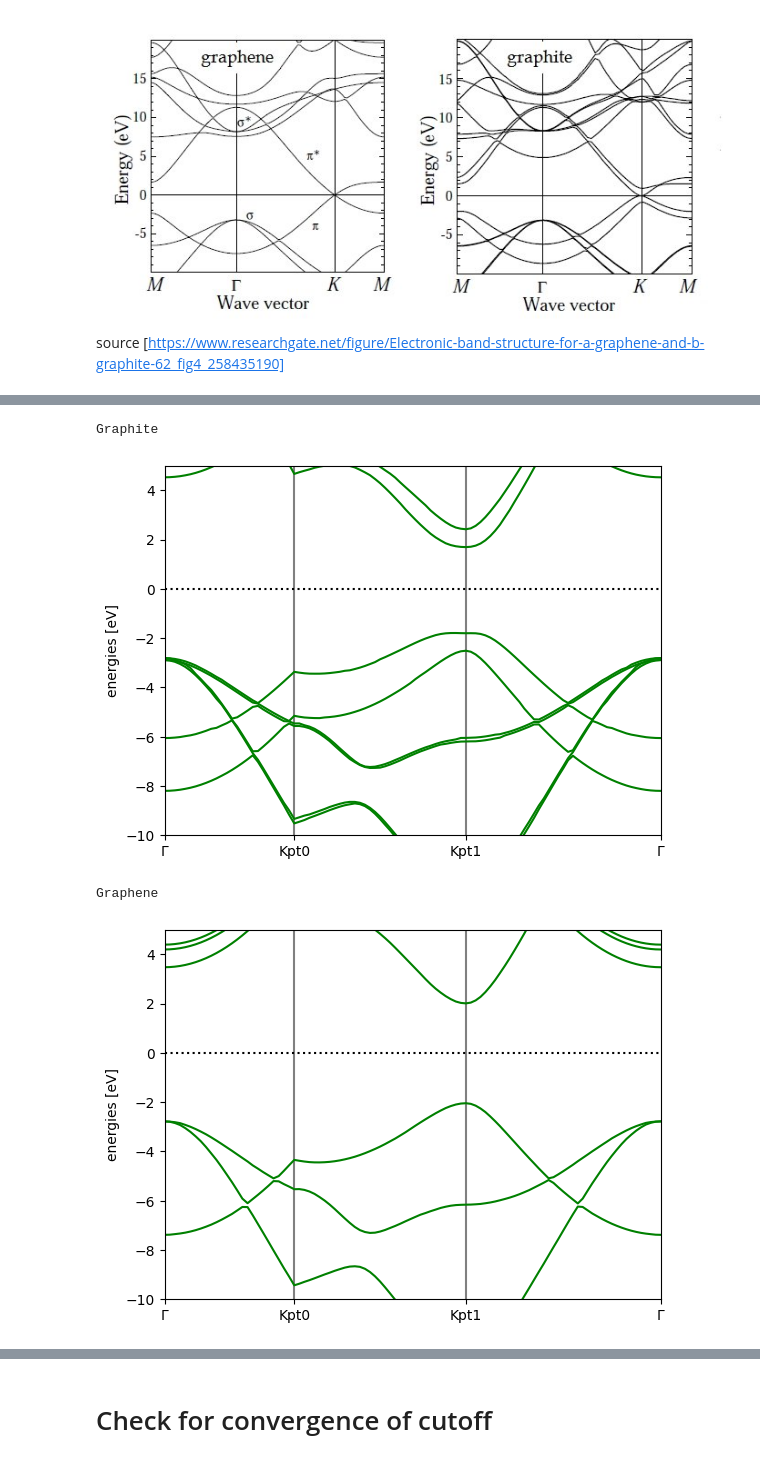
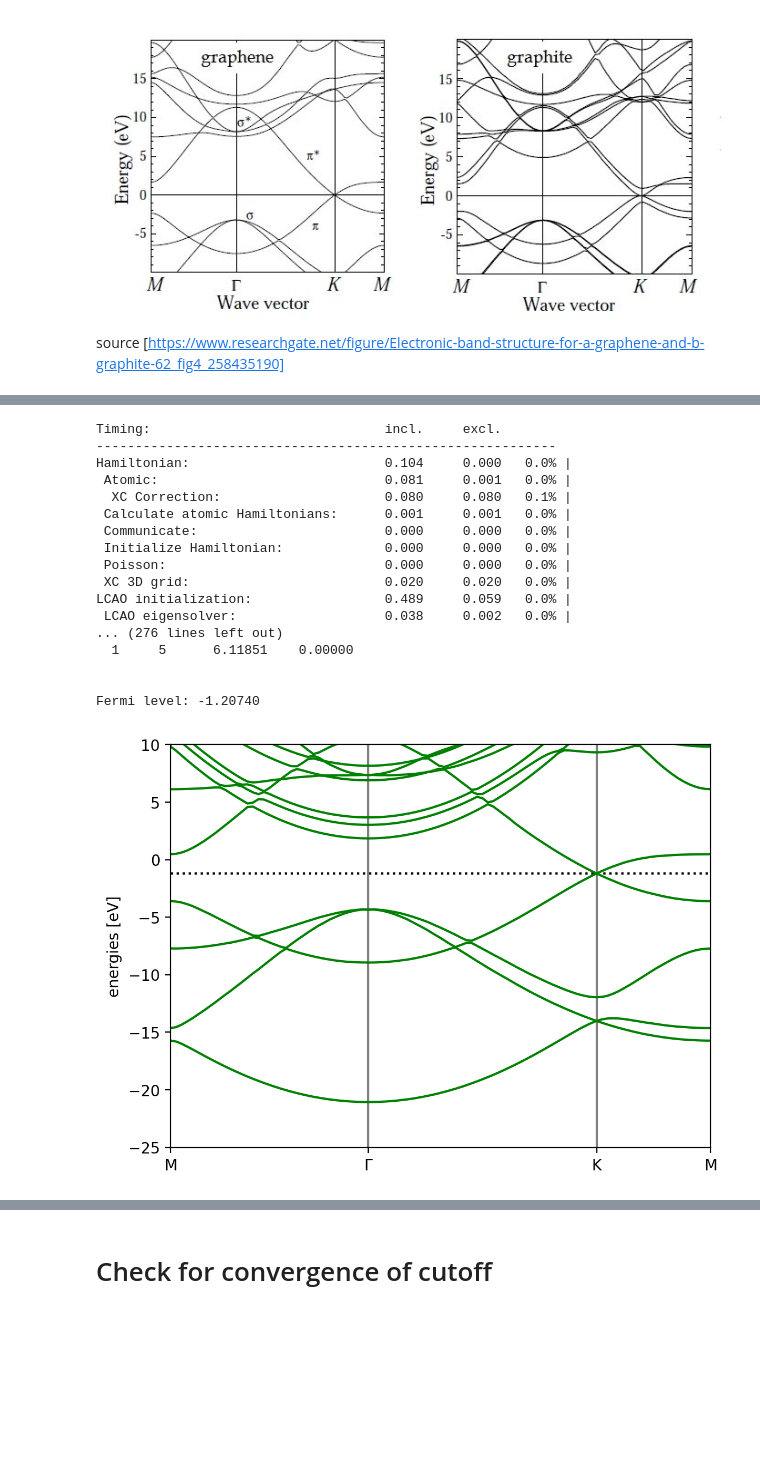
Before and after one commit to sebobo233/simulation, a Jupyter notebook: project.ipynb, the cells around one changed output, grey strips where cells are left out. Saved outputs shown, nothing was run; the diff lists cells and outputs as text; code cells hidden in the pictures; blank space fills up the shorter version.

```diff
--- a/project.ipynb
+++ b/project.ipynb
@@ -552,15 +534,44 @@ Diamond
-# %%
-print("Graphite")
-graphite_bs.path.path=path_graph_str
-graphite_bs.plot(filename='pics/diamond_band_structure.png')
-plt.show()
-# %% [output]
-Graphite
-[figure, removed]
-# %%
-print("Graphene")
-graphene_bs.plot(filename='pics/diamond_band_structure.png')
-plt.show()
-# %% [output]
-Graphene
-[figure, removed]
+# %%
+
+
+# Perform standard ground state calculation (with plane wave basis)
+graphene_sheet = gen_graphene()
+calc = GPAW(mode=PW(300),
+            xc='PBE',
+            kpts={'size':(30,30,1), 'gamma': True},
+            txt=None)
+graphene_sheet.calc = calc
+graphene_sheet.get_potential_energy()
+ef = calc.get_fermi_level()
+calc.write('graphene_gs.gpw')
+
+# Restart from ground state and fix potential:
+calc = GPAW('graphene_gs.gpw').fixed_density(
+    nbands=16,
+    symmetry='off',
+    kpts={'path': 'MGKM', 'npoints': 100},
+    convergence={'bands': 8})
+
+print("Graphene")
+bs = calc.band_structure()
+bs = bs.subtract_reference()
+fig = bs.plot(filename='bandstructure_graphite.png', show=False, emin=-22,emax=5.0).figure.set_dpi(200)
+# %% [output]
+Timing:                              incl.     excl.
+-----------------------------------------------------------
+Hamiltonian:                         0.104     0.000   0.0% |
+ Atomic:                             0.081     0.001   0.0% |
+  XC Correction:                     0.080     0.080   0.1% |
+ Calculate atomic Hamiltonians:      0.001     0.001   0.0% |
+ Communicate:                        0.000     0.000   0.0% |
+ Initialize Hamiltonian:             0.000     0.000   0.0% |
+ Poisson:                            0.000     0.000   0.0% |
+ XC 3D grid:                         0.020     0.020   0.0% |
+LCAO initialization:                 0.489     0.059   0.0% |
+ LCAO eigensolver:                   0.038     0.002   0.0% |
+... (276 lines left out)
+  1     5      6.11851    0.00000
+
+
+Fermi level: -1.20740
+[figure, added]
```
Also changed, not shown: parts of 9 cells of this notebook.
